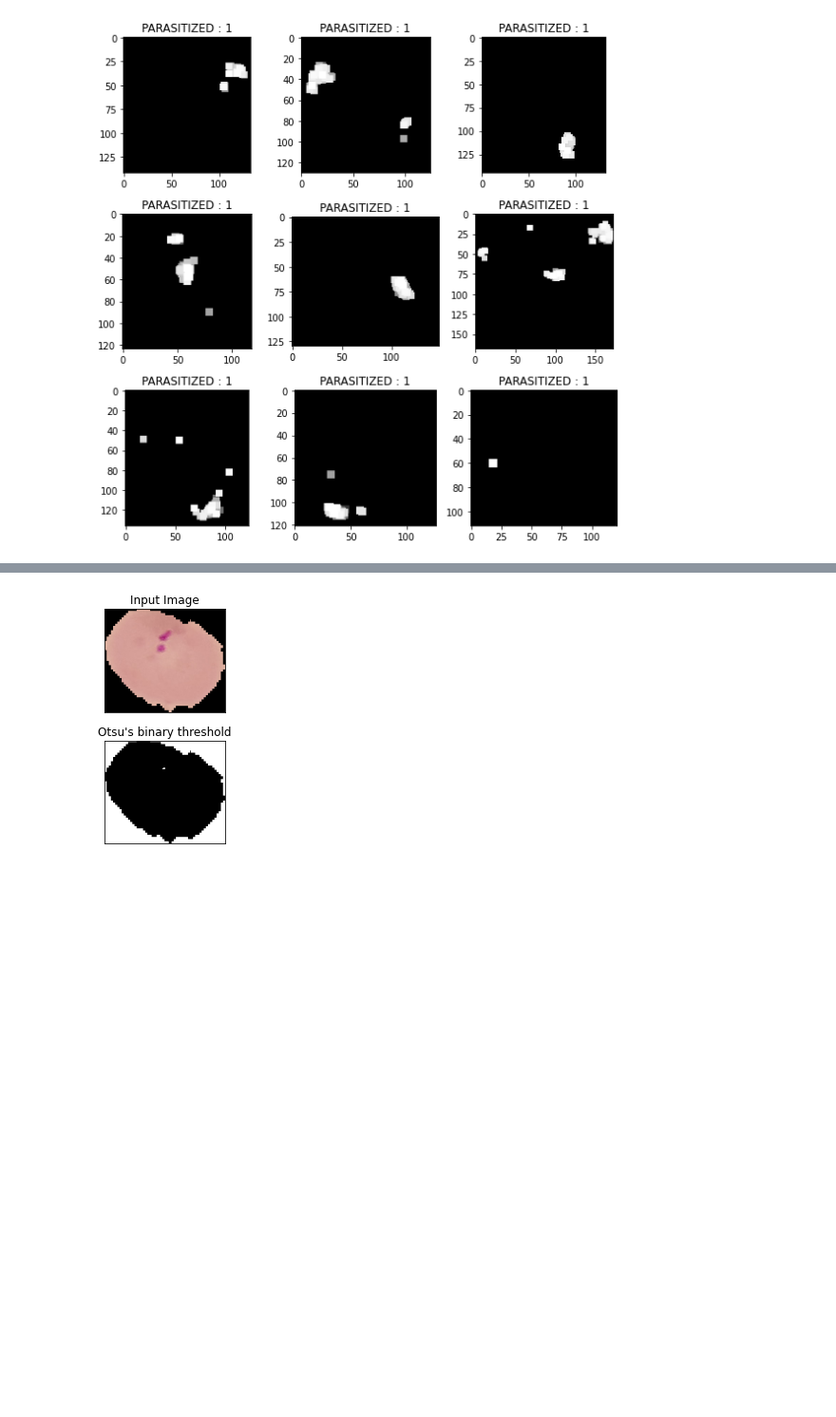
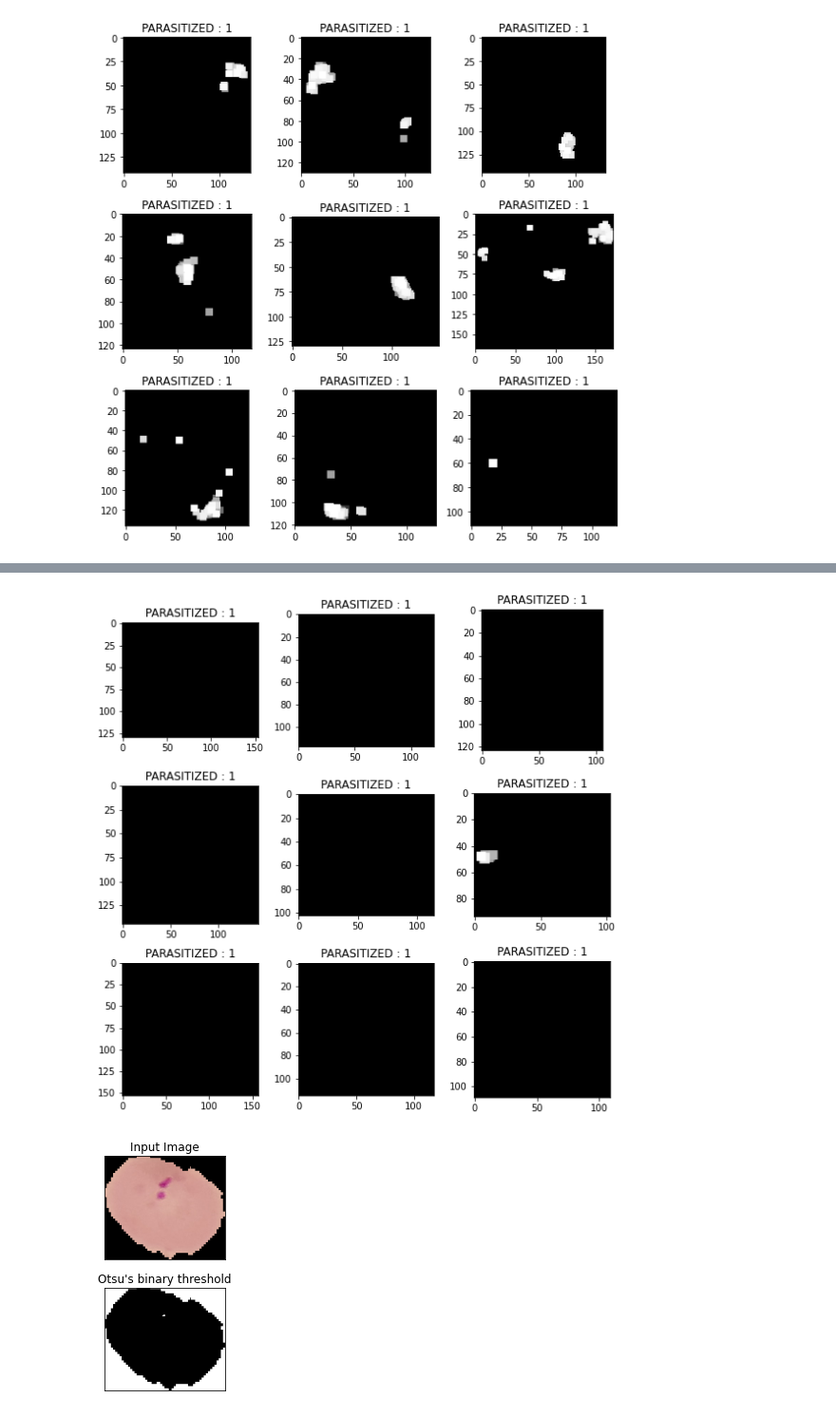
Before and after one commit to UttaraKet1607/Malarial-Cell-Image-Segmentation, a Jupyter notebook: Segmentation.ipynb, the cells around one changed output, grey strips where cells are left out. Shown: that part at 95% size. Saved outputs shown, nothing was run; the diff lists cells and outputs as text; code cells hidden in the pictures; blank space fills up the shorter version.

```diff
--- a/Segmentation.ipynb
+++ b/Segmentation.ipynb
@@ -168,3 +179,23 @@ plt.show()
+# %%
+plt.figure(figsize = (8,8))
+for i in range(9):
+    plt.subplot(3, 3, i+1)
+    img = cv2.imread('/content/cell_images/Uninfected' + "/" + uninfected_data[i],0)
+    kernel = np.array([[-1,-1,-1], [-1,9,-1], [-1,-1,-1]])
+    img = cv2.filter2D(img, ddepth=-1, kernel=kernel)
+    ret, thresh = cv2.threshold(img,0,255,cv2.THRESH_TOZERO_INV+cv2.THRESH_OTSU)
+    # noise removal
+    kernel = np.ones((3,3),np.uint8)
+    #opening = cv2.morphologyEx(thresh,cv2.MORPH_OPEN,kernel, iterations = 2)
+    closing = cv2.morphologyEx(thresh,cv2.MORPH_CLOSE,kernel, iterations = 2)
+    # sure background area
+    sure_bg = cv2.dilate(closing,kernel,iterations=3)
+    plt.imshow(sure_bg, cmap='gray')
+    plt.title('PARASITIZED : 1')
+    plt.tight_layout()
+plt.show()
+# %% [output]
+[figure, added]
 # %%
 # SEGMENTATION
 import numpy as np
```
Also changed, not shown: parts of 1 cell of this notebook.
